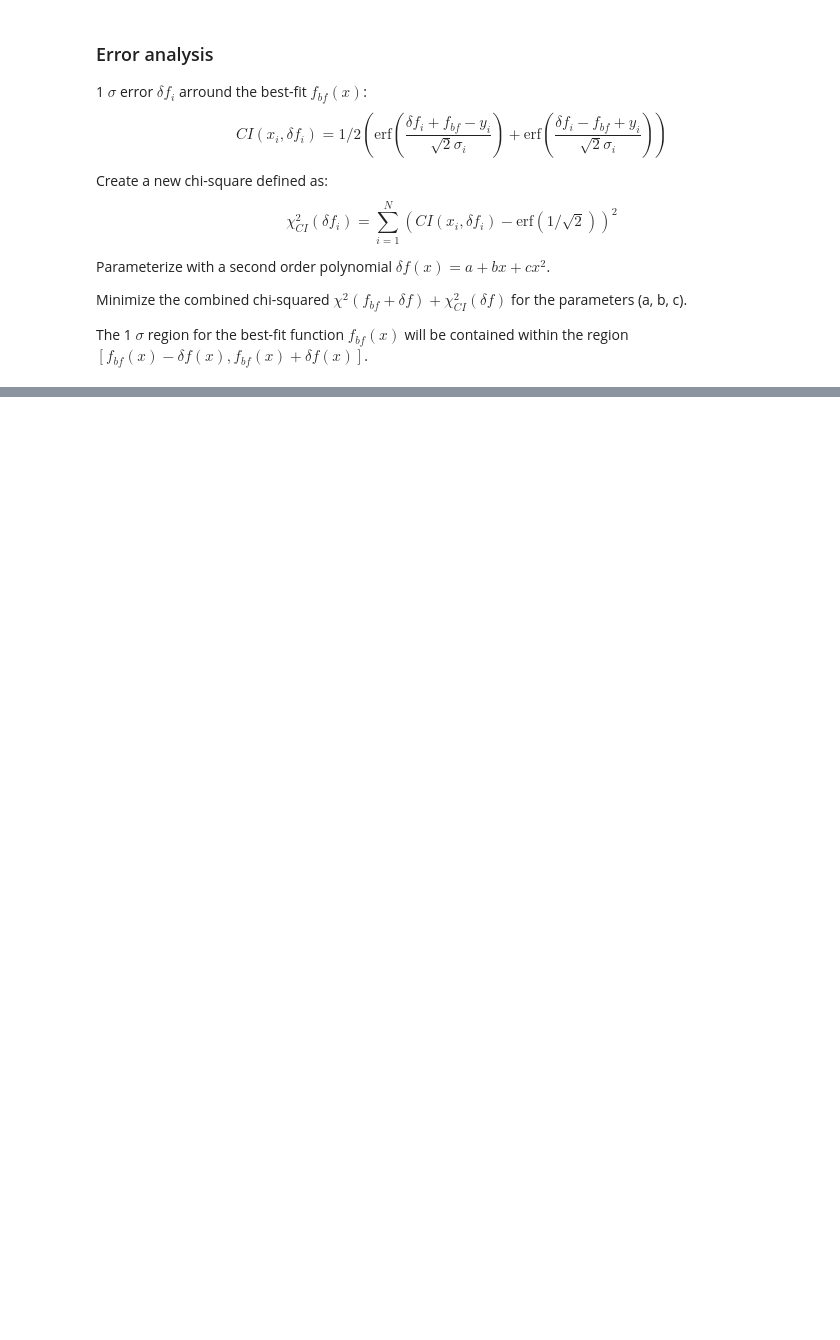
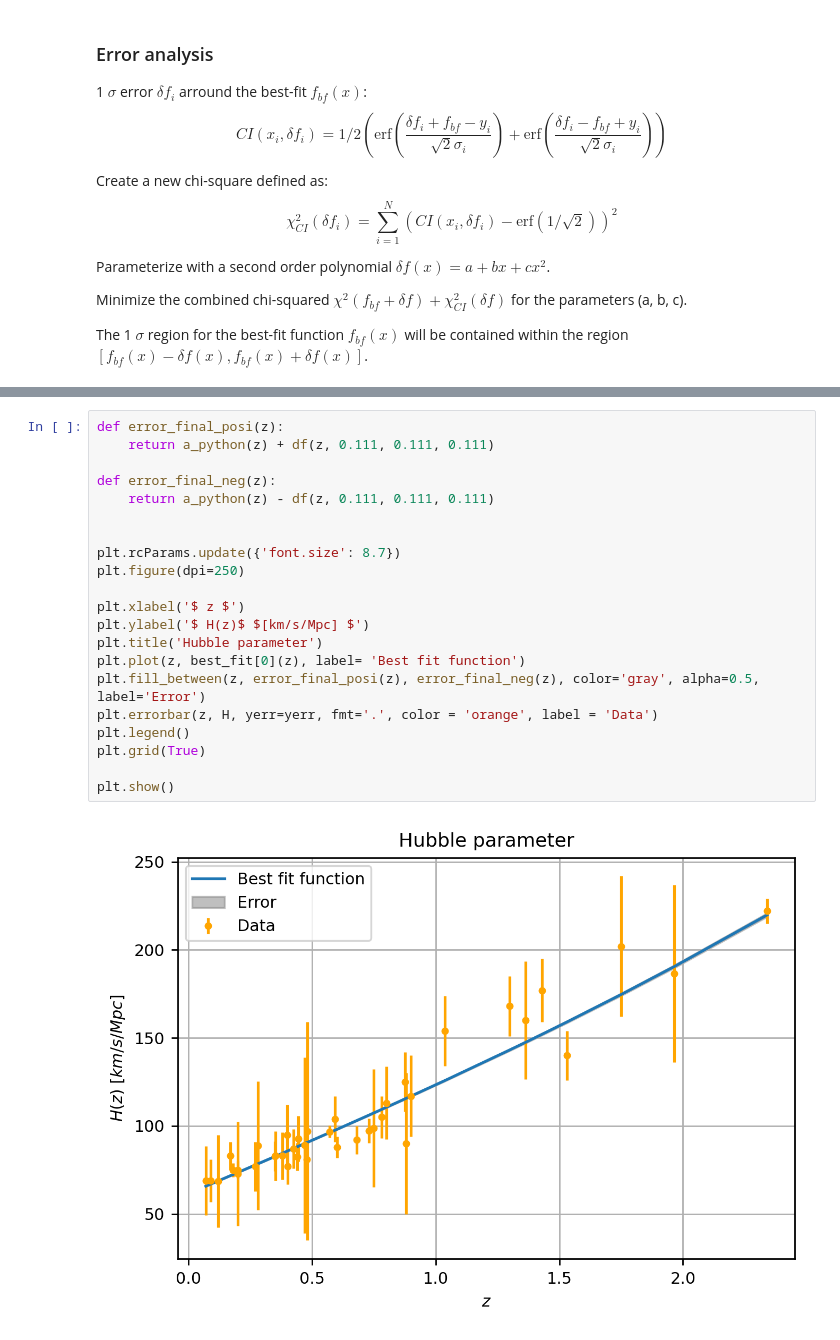
Before and after one commit to AntoCist/Practica_de_verano_2024, a Jupyter notebook: GA.ipynb, the cells around one changed output, grey strips where cells are left out. Drawn from its saved outputs; the diff is of its cells as text; blank space fills up the shorter version.

Commit message:
Análisis Error sin terminar y título ga_class

```diff
--- a/GA.ipynb
+++ b/GA.ipynb
@@ -573,0 +565,23 @@ print("Parámetros correspondientes:", result_err3.x)
+# %%
+def error_final_posi(z):
+    return a_python(z) + df(z, 0.111, 0.111, 0.111)
+
+def error_final_neg(z):
+    return a_python(z) - df(z, 0.111, 0.111, 0.111)
+
+
+plt.rcParams.update({'font.size': 8.7})
+plt.figure(dpi=250)
+
+plt.xlabel('$ z $')
+plt.ylabel('$ H(z)$ $[km/s/Mpc] $')
+plt.title('Hubble parameter')
+plt.plot(z, best_fit[0](z), label= 'Best fit function')
+plt.fill_between(z, error_final_posi(z), error_final_neg(z), color='gray', alpha=0.5, label='Error')
+plt.errorbar(z, H, yerr=yerr, fmt='.', color = 'orange', label = 'Data')
+plt.legend()
+plt.grid(True)
+
+plt.show()
+# %% [output]
+[figure, added]
```
Also changed, not shown: parts of 6 cells of this notebook, 1 other file.
